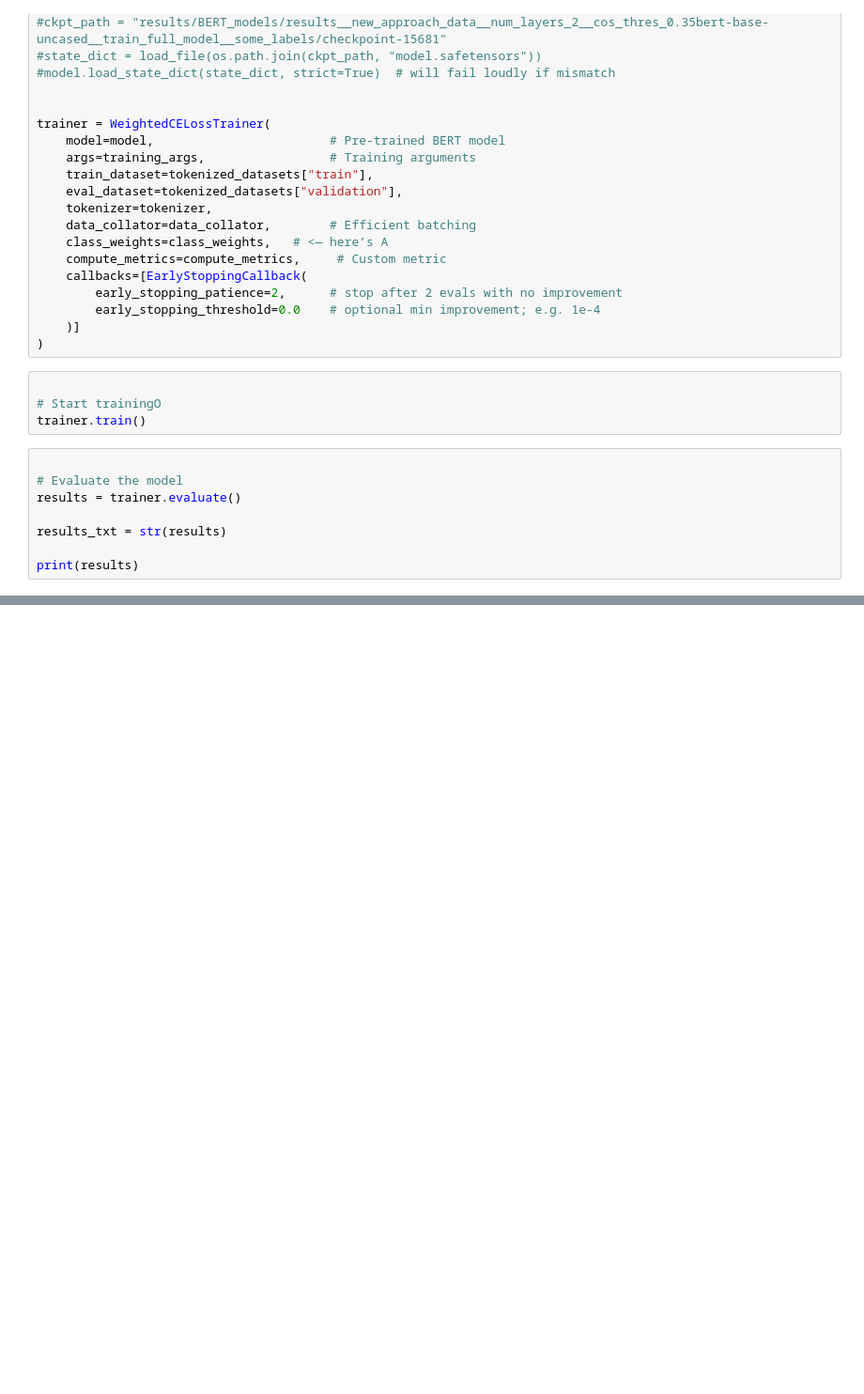
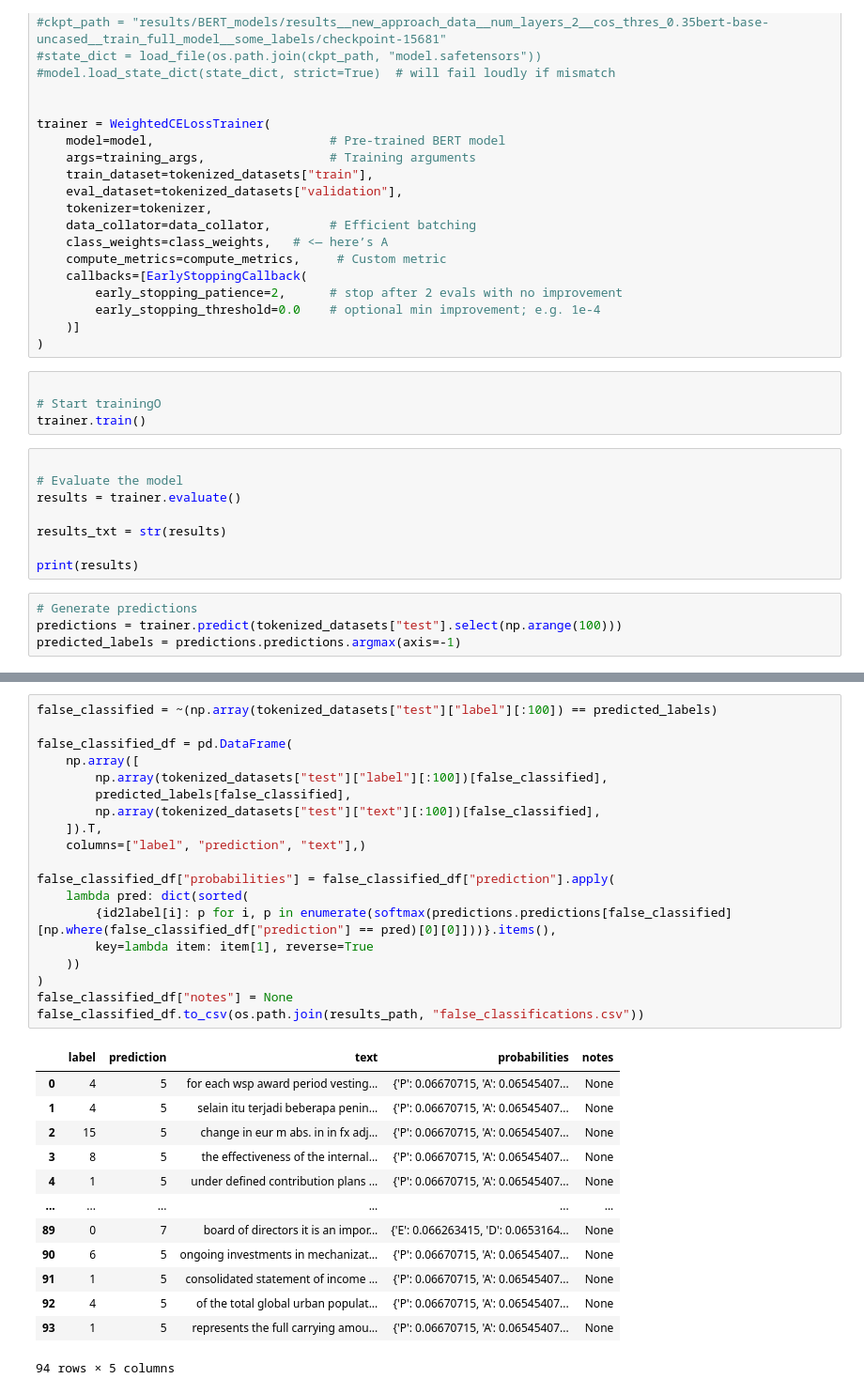
Before and after one commit to hendrikweichel/nace_report_topic_analysis, a Jupyter notebook: BERT_classifier/Train_BERT/BERT_Training_NO_class.ipynb, the cells around one changed output, grey strips where cells are left out. Shown at 94% size. Cells and saved outputs as stored; diff of their text form; blank space fills up the shorter version.

```diff
--- a/BERT_classifier/Train_BERT/BERT_Training_NO_class.ipynb
+++ b/BERT_classifier/Train_BERT/BERT_Training_NO_class.ipynb
@@ -319,3 +329,7 @@ results = trainer.evaluate()
 results_txt = str(results)
 
 print(results)
+# %%
+# Generate predictions
+predictions = trainer.predict(tokenized_datasets["test"].select(np.arange(100)))
+predicted_labels = predictions.predictions.argmax(axis=-1)
@@ -322 +356,34 @@ print(results)
+# %%
+false_classified = ~(np.array(tokenized_datasets["test"]["label"][:100]) == predicted_labels)
+
+false_classified_df = pd.DataFrame(
+    np.array([
+        np.array(tokenized_datasets["test"]["label"][:100])[false_classified],
+        predicted_labels[false_classified],
+        np.array(tokenized_datasets["test"]["text"][:100])[false_classified],
+    ]).T,
+    columns=["label", "prediction", "text"],)
+
+false_classified_df["probabilities"] = false_classified_df["prediction"].apply(
+    lambda pred: dict(sorted(
+        {id2label[i]: p for i, p in enumerate(softmax(predictions.predictions[false_classified][np.where(false_classified_df["prediction"] == pred)[0][0]]))}.items(),
+        key=lambda item: item[1], reverse=True
+    ))
+)
+false_classified_df["notes"] = None
+false_classified_df.to_csv(os.path.join(results_path, "false_classifications.csv"))
+# %% [output]
+|  | label | prediction | text | probabilities | notes |
+| 0 | 4 | 5 | for each wsp award period vesting... | {'P': 0.06670715, 'A': 0.06545407... | None |
+| 1 | 4 | 5 | selain itu terjadi beberapa penin... | {'P': 0.06670715, 'A': 0.06545407... | None |
+| 2 | 15 | 5 | change in eur m abs. in in fx adj... | {'P': 0.06670715, 'A': 0.06545407... | None |
+| 3 | 8 | 5 | the effectiveness of the internal... | {'P': 0.06670715, 'A': 0.06545407... | None |
+| 4 | 1 | 5 | under defined contribution plans ... | {'P': 0.06670715, 'A': 0.06545407... | None |
+| ... | ... | ... | ... | ... | ... |
+| 89 | 0 | 7 | board of directors it is an impor... | {'E': 0.066263415, 'D': 0.0653164... | None |
+| 90 | 6 | 5 | ongoing investments in mechanizat... | {'P': 0.06670715, 'A': 0.06545407... | None |
+| 91 | 1 | 5 | consolidated statement of income ... | {'P': 0.06670715, 'A': 0.06545407... | None |
+| 92 | 4 | 5 | of the total global urban populat... | {'P': 0.06670715, 'A': 0.06545407... | None |
+| 93 | 1 | 5 | represents the full carrying amou... | {'P': 0.06670715, 'A': 0.06545407... | None |
+94 rows × 5 columns
 # %%
```
Also changed, not shown: parts of 4 cells of this notebook, 2 other files.
